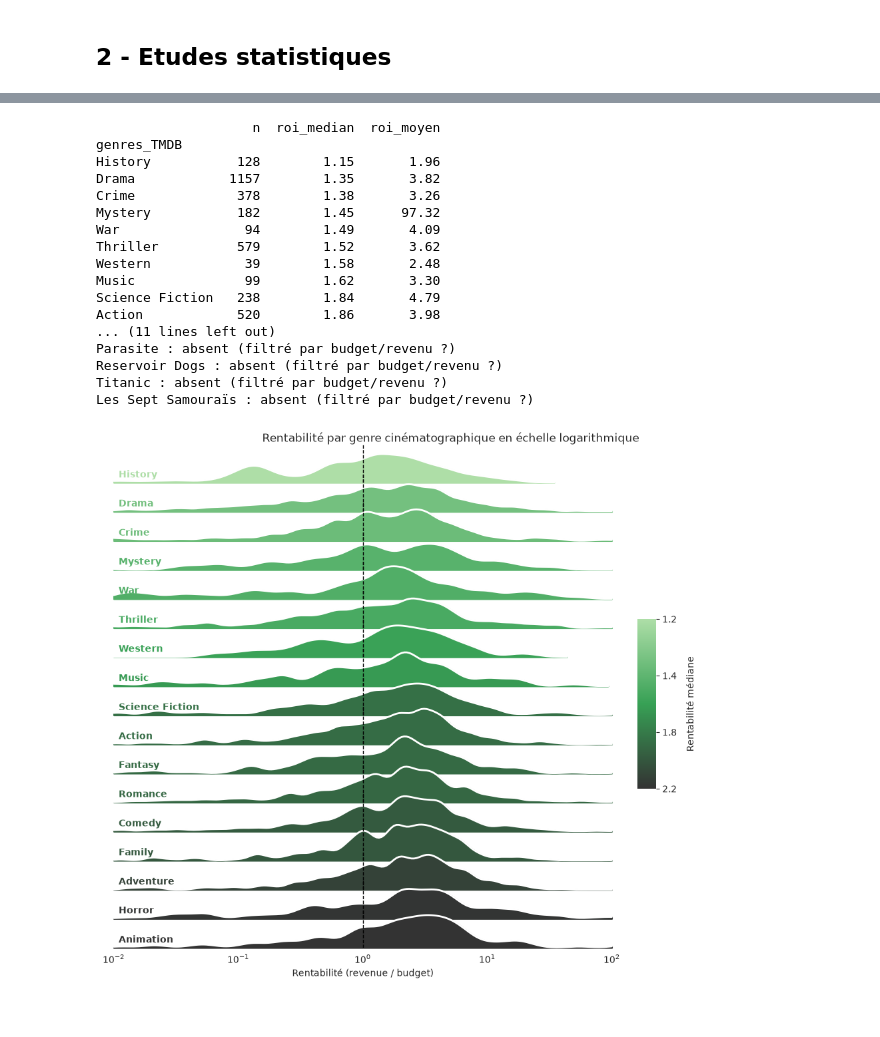
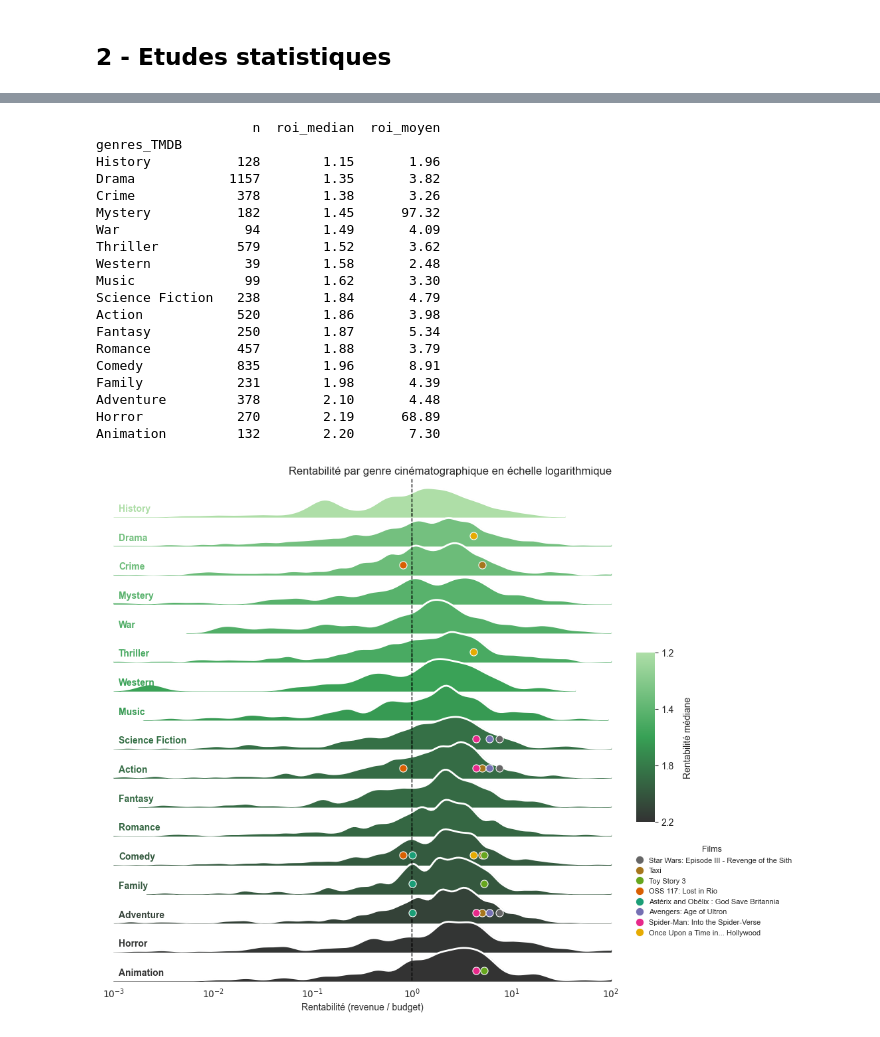
Before and after one commit to arcaShuirorp/python_DS_2A, a Jupyter notebook: synthese.ipynb, the cells around one changed output, grey strips where cells are left out. Saved outputs shown, nothing was run; the diff lists cells and outputs as text; code cells hidden in the pictures.

```diff
--- a/synthese.ipynb
+++ b/synthese.ipynb
@@ -64,25 +69,29 @@ On crée un graphique *ridgeline* représentant chaque distribution de rentabili
 On a de plus fait le choix de représenter des points correspondant à des films importants ou connus de l'histoire du cinéma, en vue de donner au lecteur un point d'ancrage lors de l'interprétation du graphique.
 # %%
 from Script import roi_by_genre
+
+roi_by_genre.main()
 # %% [output]
                     n  roi_median  roi_moyen
 genres_TMDB
 History           128        1.15       1.96
 Drama            1157        1.35       3.82
 Crime             378        1.38       3.26
 Mystery           182        1.45      97.32
 War                94        1.49       4.09
 Thriller          579        1.52       3.62
 Western            39        1.58       2.48
 Music              99        1.62       3.30
 Science Fiction   238        1.84       4.79
 Action            520        1.86       3.98
-... (11 lines left out)
-Parasite : absent (filtré par budget/revenu ?)
-Reservoir Dogs : absent (filtré par budget/revenu ?)
-Titanic : absent (filtré par budget/revenu ?)
-Les Sept Samouraïs : absent (filtré par budget/revenu ?)
+Fantasy           250        1.87       5.34
+Romance           457        1.88       3.79
+Comedy            835        1.96       8.91
+Family            231        1.98       4.39
+Adventure         378        2.10       4.48
+Horror            270        2.19      68.89
+Animation         132        2.20       7.30
-[figure, old version]
+[figure, new version]
 # %% [markdown]
 Remarquons tout d'abord que les distributions, bien qu'elles soient assez irrégulières, présentent toutes une masse importante située au niveau d'une rentabilité supérieure à 1. On peut voir ce phénomène comme indicateur du simple fait qu'un film fortement noté est un film vu de beaucoup de gens, et donc généralement un film qui a généré beaucoup de recettes. Cela illustre un biais potentiel au niveau du choix des films que nous avons décidé de considérer dans la base de données ; nous estimons cependant que la plupart des films n'étant pas rentables sont rares, et sont généralement des films qui sont restés inconnus du grand public, ce qui les rendraient difficiles à étudier.
 
```
Also changed, not shown: parts of 8 cells of this notebook, 1 other file.
